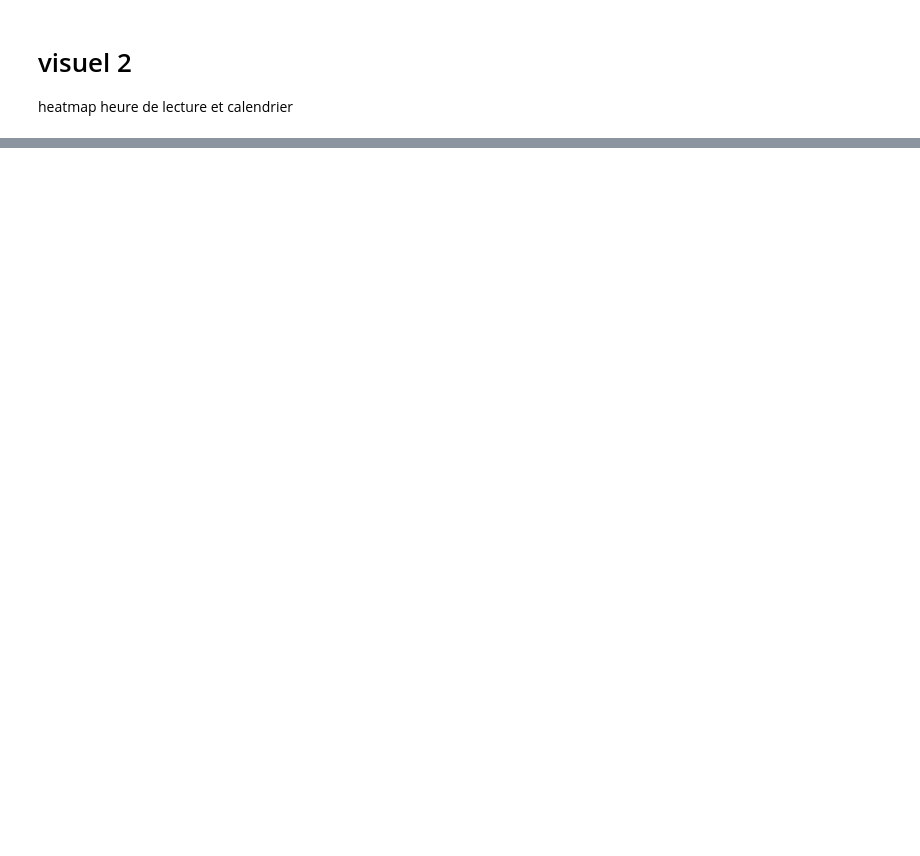
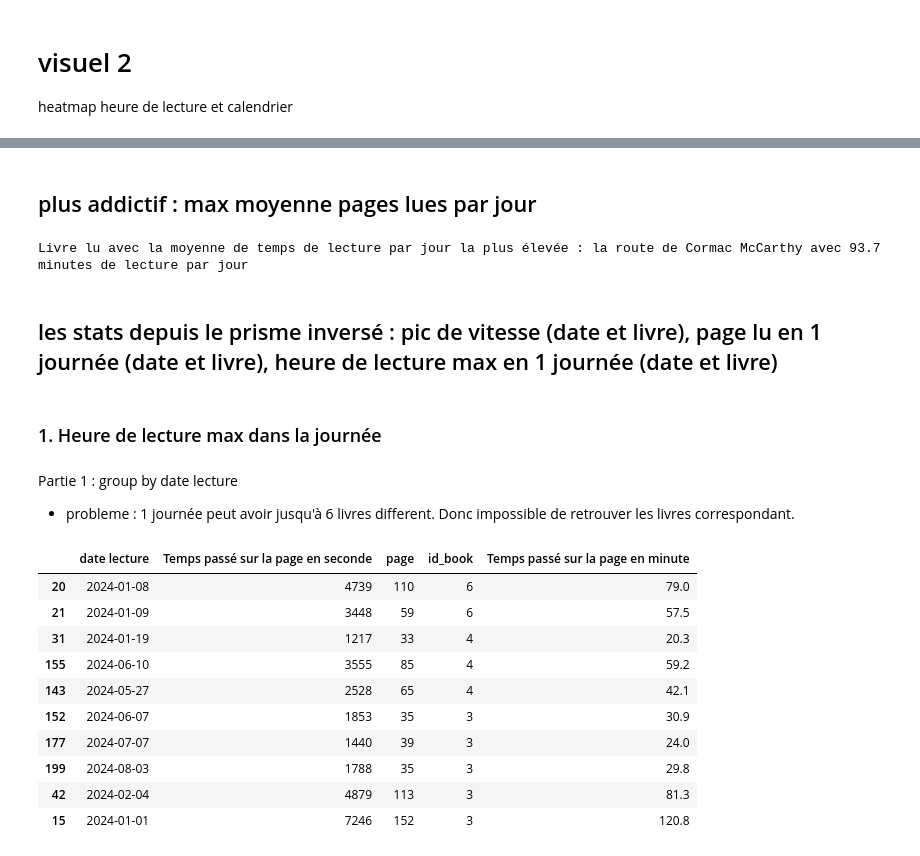
Before and after one commit to ChrisOlv/book_data_analysis, a Jupyter notebook: dataviz/dataviz.ipynb, the cells around one changed output, grey strips where cells are left out. Drawn from its saved outputs; the diff is of its cells as text; code cells hidden in the pictures; blank space fills up the shorter version.

```diff
--- a/dataviz/dataviz.ipynb
+++ b/dataviz/dataviz.ipynb
@@ -47,7 +47,8 @@ Index(['id', 'Titre', 'Auteurs', 'notes', 'Date dernière ouverture', 'page',
        'First published date'],
       dtype='object')
 # %%
-df_stat = pd.read_parquet('../data_sources_from_python\stats_lecture.parquet')
+df_stat = pd.read_parquet('../data_sources_from_python/stats_lecture.parquet')
+df_stat.tail(50).to_excel("df_stat.xlsx", index=False)
 df_stat.tail(5)
 # %% [output]
 |  | id_book | page | heure de début | Temps passé sur la page en seconde | total_pages | id_long | Temps de lecture en minute | ... |
@@ -332,0 +351,41 @@ heatmap heure de lecture et calendrier
+# %% [markdown]
+## plus addictif : max moyenne pages lues par jour
+# %%
+livre_addict = df_book_updated[df_book_updated["minutes_lecture_par_jour_de_lecture"] == df_book_updated["minutes_lecture_par_jour_de_lecture"].max()]
+titre_livre_addict = livre_addict["Titre"].values[0]
+auteur_livre_addict = livre_addict["Auteurs"].values[0]
+minutes_livre_addict = livre_addict["minutes_lecture_par_jour_de_lecture"].values[0]
+
+print(f"Livre lu avec la moyenne de temps de lecture par jour la plus élevée : {titre_livre_addict} de {auteur_livre_addict} avec {minutes_livre_addict} minutes de lecture par jour")
+# %% [output]
+Livre lu avec la moyenne de temps de lecture par jour la plus élevée : la route de Cormac McCarthy avec 93.7 minutes de lecture par jour
+# %% [markdown]
+## les stats depuis le prisme inversé : pic de vitesse (date et livre), page lu en 1 journée (date et livre), heure de lecture max en 1 journée (date et livre)
+# %% [markdown]
+### 1. Heure de lecture max dans la journée
+# %% [markdown]
+Partie 1 : group by date lecture
+* probleme : 1 journée peut avoir jusqu'à 6 livres different. Donc impossible de retrouver les livres correspondant.
+# %%
+# groupby statlecture par date lecture, garder les colonnes : id_book,
+df_stat_grouped_date_1 = df_stat.groupby('date lecture').agg({ # probleme ici, il faut faire un group by sur date ET sur id_book
+    'Temps passé sur la page en seconde': 'sum',
+    "page":"nunique",
+    "id_book":"nunique"
+}).reset_index()
+df_stat_grouped_date_1["Temps passé sur la page en minute"] = (df_stat_grouped_date_1["Temps passé sur la page en seconde"] / 60).round(1)
+
+# df_stat_grouped_date_1.sort_values("Temps passé sur la page en minute", ascending=False).head(10)
+df_stat_grouped_date_1.sort_values("id_book", ascending=False).head(10)
+# %% [output]
+|  | date lecture | Temps passé sur la page en seconde | page | id_book | Temps passé sur la page en minute |
+| 20 | 2024-01-08 | 4739 | 110 | 6 | 79.0 |
+| 21 | 2024-01-09 | 3448 | 59 | 6 | 57.5 |
+| 31 | 2024-01-19 | 1217 | 33 | 4 | 20.3 |
+| 155 | 2024-06-10 | 3555 | 85 | 4 | 59.2 |
+| 143 | 2024-05-27 | 2528 | 65 | 4 | 42.1 |
+| 152 | 2024-06-07 | 1853 | 35 | 3 | 30.9 |
+| 177 | 2024-07-07 | 1440 | 39 | 3 | 24.0 |
+| 199 | 2024-08-03 | 1788 | 35 | 3 | 29.8 |
+| 42 | 2024-02-04 | 4879 | 113 | 3 | 81.3 |
+| 15 | 2024-01-01 | 7246 | 152 | 3 | 120.8 |
```
Also changed, not shown: parts of 16 cells of this notebook, 5 other files.
